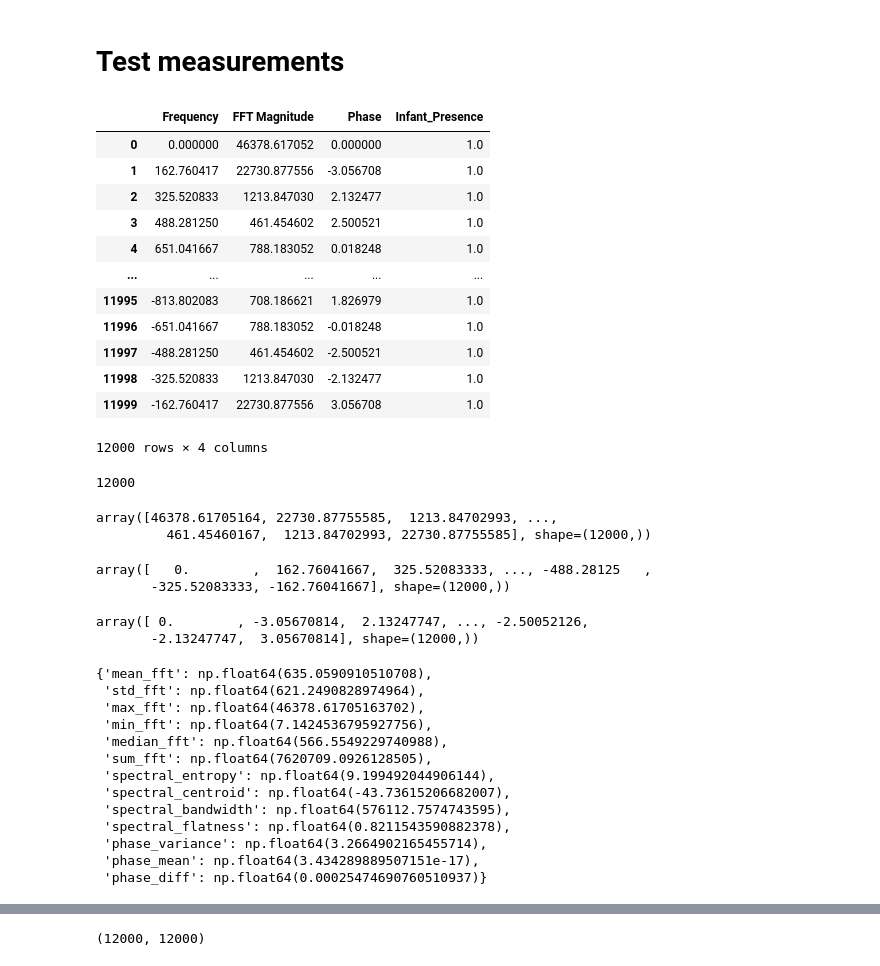
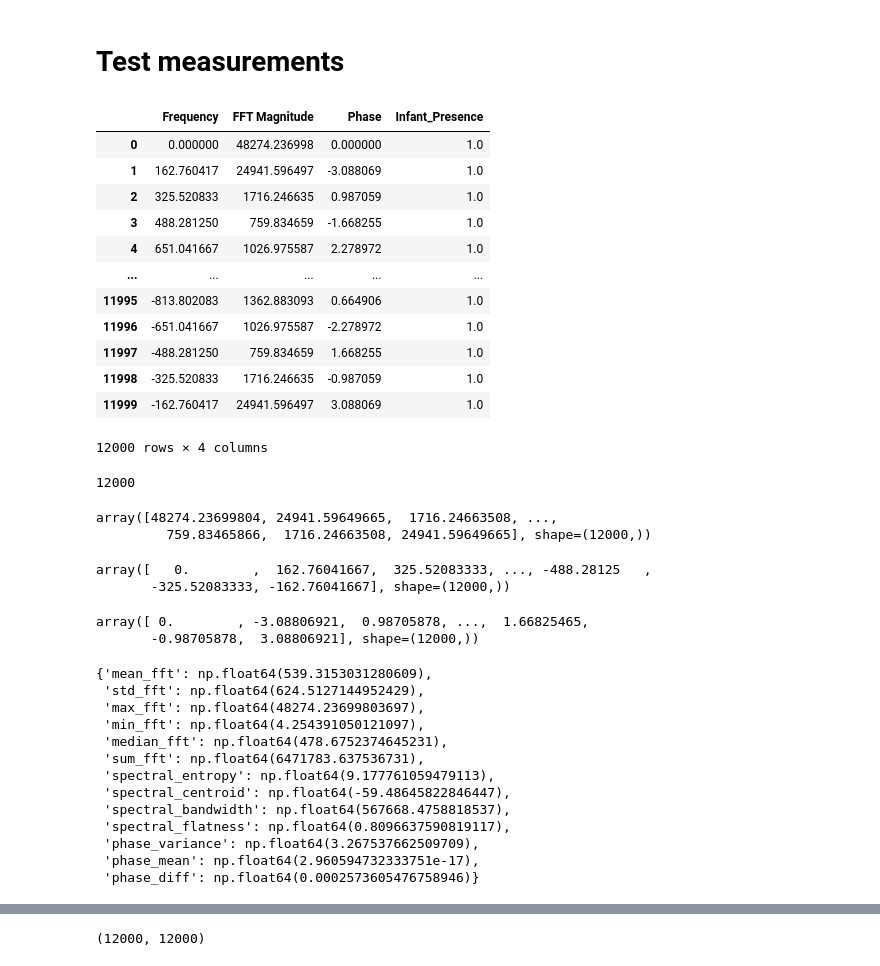
Before and after one commit to MandarGK/FIUS_Based_Infant_Presence_Detection_in_Car_Seat, a Jupyter notebook: source_code/Notebooks/Evaluation/Test_Task3_Baby presence detection when covered in blanket or sunscreen.ipynb, the cells around one changed output, grey strips where cells are left out. Saved outputs shown, nothing was run; the diff lists cells and outputs as text; code cells hidden in the pictures.

```diff
--- a/source_code/Notebooks/Evaluation/Test_Task3_Baby presence detection when covered in blanket or sunscreen.ipynb
+++ b/source_code/Notebooks/Evaluation/Test_Task3_Baby presence detection when covered in blanket or sunscreen.ipynb
@@ -19,32 +19,36 @@ import seaborn as sns
 # %% [markdown]
 # Test measurements
 # %%
+import os
 import numpy as np
 import pandas as pd
 # Replace 'your_array_file.npy' with the actual file path of your saved NumPy array
-file_path = 'BabyCovered_with_Blanket_or_Sunscreen_npy_array_Lowpassfiltered_label.npy'
+# file_path = 'BabyCovered_with_Blanket_or_Sunscreen_npy_array_Lowpassfiltered_label.npy'
+
+file_path = os.path.join("..", "..", "Data", "Processed", "BabyCovered_with_Blanket_or_Sunscreen_npy_array_Lowpassfiltered_label.npy")
+
 
 # Load the NumPy array from the file
 loaded_array = np.load(file_path, mmap_mode='r')
 
 # Now 'loaded_array' contains the NumPy array data that was saved in the file
 dataframe_testdata = pd.DataFrame(loaded_array,columns=['Frequency','FFT Magnitude','Phase','Infant_Presence'])
 #dataframe_testdata = dataframe_testdata.iloc[:2000]
 #dataframe_testdata = dataframe_testdata.sample(n=2000, random_state=42)
 dataframe_testdata
 # %% [output]
 |  | Frequency | FFT Magnitude | Phase | Infant_Presence |
-| 0 | 0.000000 | 46378.617052 | 0.000000 | 1.0 |
-| 1 | 162.760417 | 22730.877556 | -3.056708 | 1.0 |
-| 2 | 325.520833 | 1213.847030 | 2.132477 | 1.0 |
-| 3 | 488.281250 | 461.454602 | 2.500521 | 1.0 |
-| 4 | 651.041667 | 788.183052 | 0.018248 | 1.0 |
+| 0 | 0.000000 | 48274.236998 | 0.000000 | 1.0 |
+| 1 | 162.760417 | 24941.596497 | -3.088069 | 1.0 |
+| 2 | 325.520833 | 1716.246635 | 0.987059 | 1.0 |
+| 3 | 488.281250 | 759.834659 | -1.668255 | 1.0 |
+| 4 | 651.041667 | 1026.975587 | 2.278972 | 1.0 |
 | ... | ... | ... | ... | ... |
-| 11995 | -813.802083 | 708.186621 | 1.826979 | 1.0 |
-| 11996 | -651.041667 | 788.183052 | -0.018248 | 1.0 |
-| 11997 | -488.281250 | 461.454602 | -2.500521 | 1.0 |
-| 11998 | -325.520833 | 1213.847030 | -2.132477 | 1.0 |
-| 11999 | -162.760417 | 22730.877556 | 3.056708 | 1.0 |
+| 11995 | -813.802083 | 1362.883093 | 0.664906 | 1.0 |
+| 11996 | -651.041667 | 1026.975587 | -2.278972 | 1.0 |
+| 11997 | -488.281250 | 759.834659 | 1.668255 | 1.0 |
+| 11998 | -325.520833 | 1716.246635 | -0.987059 | 1.0 |
+| 11999 | -162.760417 | 24941.596497 | 3.088069 | 1.0 |
 12000 rows × 4 columns
 # %%
 num_rows_test = len(dataframe_testdata)
@@ -55,8 +59,8 @@ num_rows_test
 fft_magnitudes_test = dataframe_testdata["FFT Magnitude"].values  # Convert to NumPy array
 fft_magnitudes_test
 # %% [output]
-array([46378.61705164, 22730.87755585,  1213.84702993, ...,
-         461.45460167,  1213.84702993, 22730.87755585], shape=(12000,))
+array([48274.23699804, 24941.59649665,  1716.24663508, ...,
+         759.83465866,  1716.24663508, 24941.59649665], shape=(12000,))
 # %%
 fft_frequencies_test = dataframe_testdata["Frequency"].values  # Convert to NumPy array
 fft_frequencies_test
@@ -67,8 +71,8 @@ array([   0.        ,  162.76041667,  325.52083333, ..., -488.28125   ,
 fft_phase_test = dataframe_testdata["Phase"].values  # Convert to NumPy array
 fft_phase_test
 # %% [output]
-array([ 0.        , -3.05670814,  2.13247747, ..., -2.50052126,
-       -2.13247747,  3.05670814], shape=(12000,))
+array([ 0.        , -3.08806921,  0.98705878, ...,  1.66825465,
+       -0.98705878,  3.08806921], shape=(12000,))
 # %%
 import numpy as np
 from scipy.stats import entropy
@@ -134,19 +138,19 @@ def add_perturbation(reference_features, num_rows, perturb_range=0.03):
 reference_features_test = extract_features(fft_frequencies_test, fft_magnitudes_test, fft_phase_test)
 reference_features_test
 # %% [output]
-{'mean_fft': np.float64(635.0590910510708),
- 'std_fft': np.float64(621.2490828974964),
- 'max_fft': np.float64(46378.61705163702),
- 'min_fft': np.float64(7.1424536795927756),
- 'median_fft': np.float64(566.5549229740988),
- 'sum_fft': np.float64(7620709.0926128505),
- 'spectral_entropy': np.float64(9.199492044906144),
- 'spectral_centroid': np.float64(-43.73615206682007),
- 'spectral_bandwidth': np.float64(576112.7574743595),
- 'spectral_flatness': np.float64(0.8211543590882378),
- 'phase_variance': np.float64(3.2664902165455714),
- 'phase_mean': np.float64(3.434289889507151e-17),
- 'phase_diff': np.float64(0.00025474690760510937)}
+{'mean_fft': np.float64(539.3153031280609),
+ 'std_fft': np.float64(624.5127144952429),
+ 'max_fft': np.float64(48274.23699803697),
+ 'min_fft': np.float64(4.254391050121097),
+ 'median_fft': np.float64(478.6752374645231),
+ 'sum_fft': np.float64(6471783.637536731),
+ 'spectral_entropy': np.float64(9.177761059479113),
+ 'spectral_centroid': np.float64(-59.48645822846447),
+ 'spectral_bandwidth': np.float64(567668.4758818537),
+ 'spectral_flatness': np.float64(0.8096637590819117),
+ 'phase_variance': np.float64(3.267537662509709),
+ 'phase_mean': np.float64(2.960594732333751e-17),
+ 'phase_diff': np.float64(0.0002573605476758946)}
 # %%
 # Generate a DataFrame with perturbed values for all rows in fft_test
 num_rows_test = len(dataframe_testdata)
```
Also changed, not shown: parts of 12 cells of this notebook.
